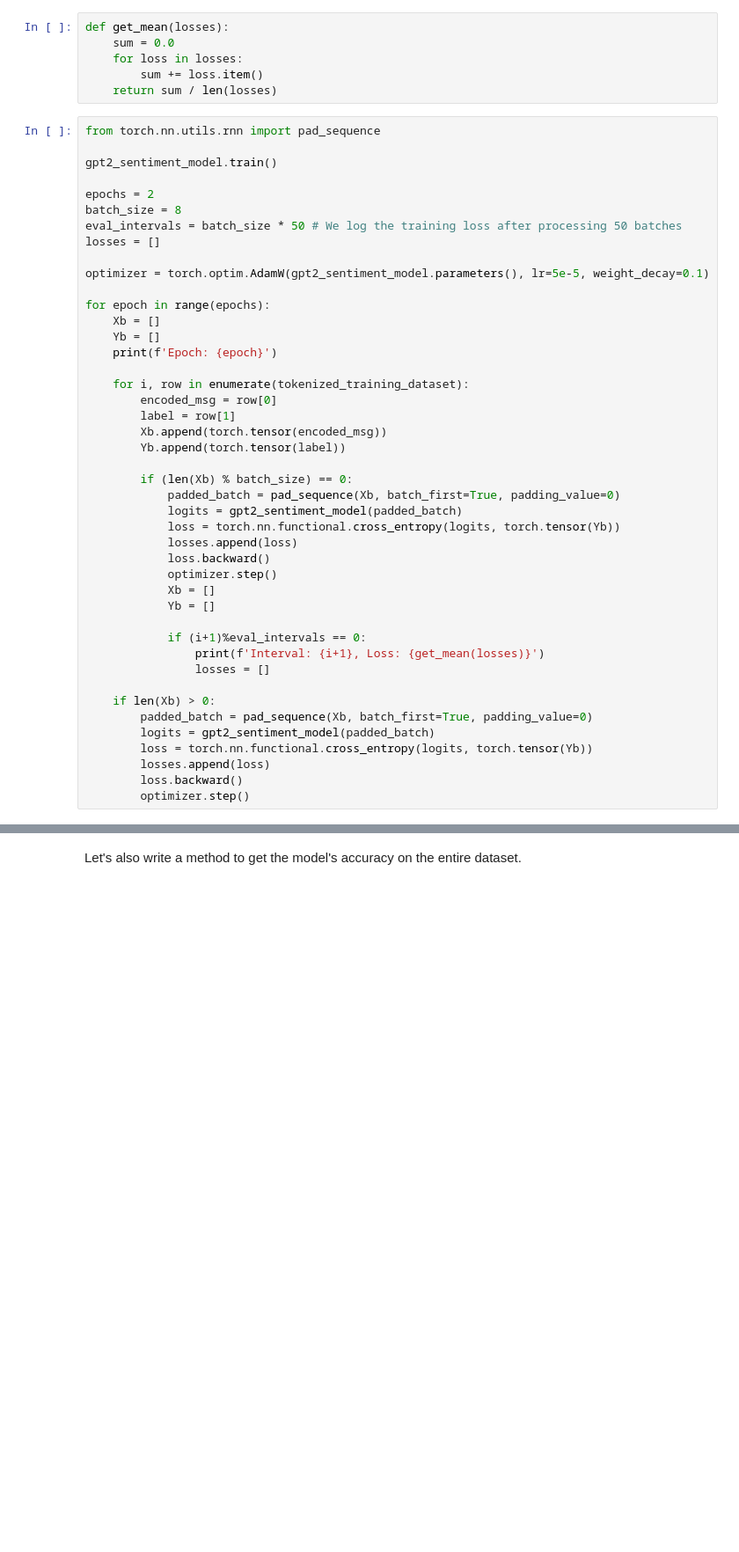
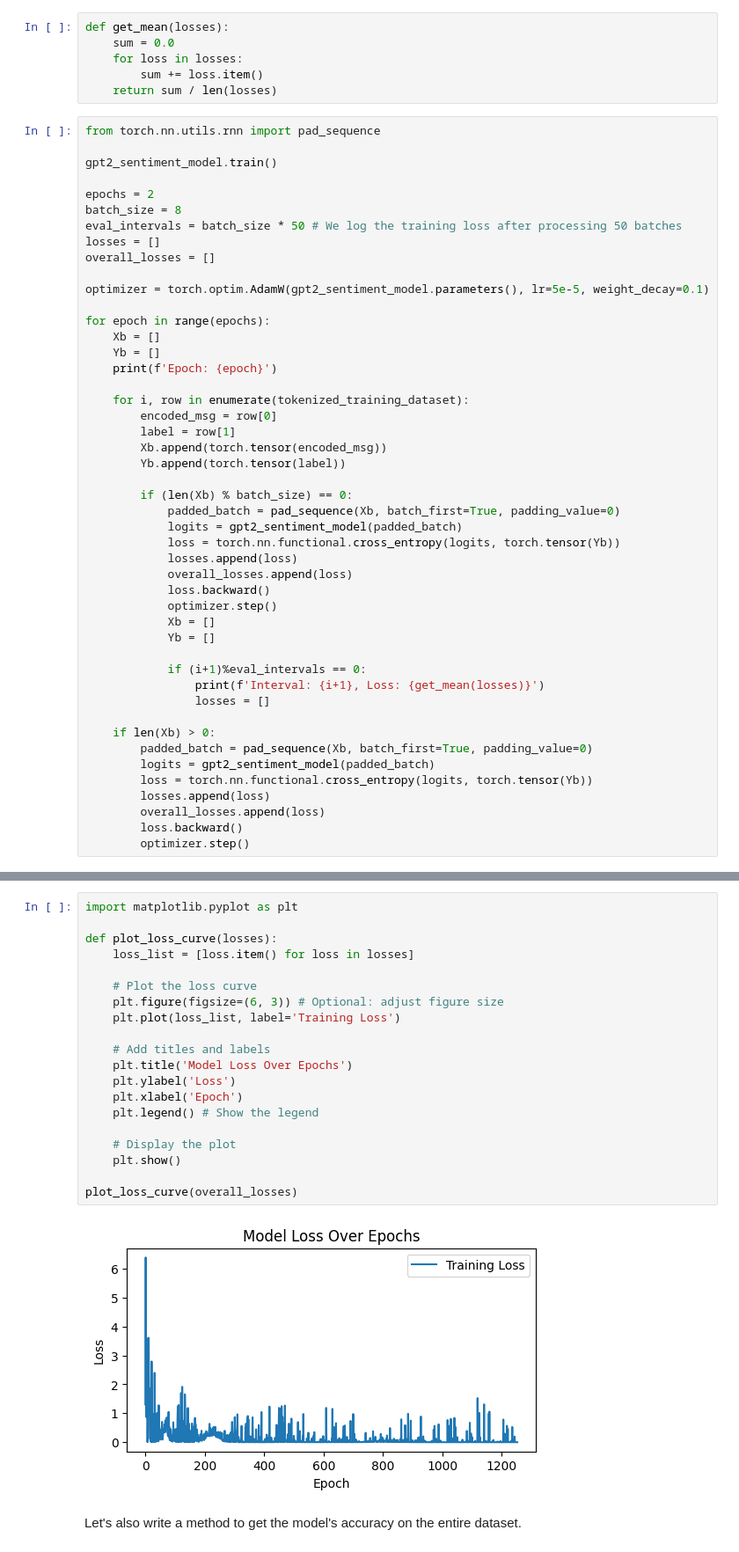
Before and after one commit to SauravP97/llm-finetune, a Jupyter notebook: fine-tune-gpt2-spam-classifier.ipynb, the cells around one changed output, grey strips where cells are left out. Shown at 88% size. Drawn from its saved outputs; the diff is of its cells as text; blank space fills up the shorter version.

```diff
--- a/fine-tune-gpt2-spam-classifier.ipynb
+++ b/fine-tune-gpt2-spam-classifier.ipynb
@@ -243,6 +245,7 @@ epochs = 2
 batch_size = 8
 eval_intervals = batch_size * 50 # We log the training loss after processing 50 batches
 losses = []
+overall_losses = []
 
 optimizer = torch.optim.AdamW(gpt2_sentiment_model.parameters(), lr=5e-5, weight_decay=0.1)
 
@@ -262,6 +265,7 @@ for epoch in range(epochs):
             logits = gpt2_sentiment_model(padded_batch)
             loss = torch.nn.functional.cross_entropy(logits, torch.tensor(Yb))
             losses.append(loss)
+            overall_losses.append(loss)
             loss.backward()
             optimizer.step()
             Xb = []
@@ -276,6 +280,7 @@ for epoch in range(epochs):
         logits = gpt2_sentiment_model(padded_batch)
         loss = torch.nn.functional.cross_entropy(logits, torch.tensor(Yb))
         losses.append(loss)
+        overall_losses.append(loss)
         loss.backward()
         optimizer.step()
 # %% [output]
@@ -299,3 +304,25 @@ Interval: 4800, Loss: 0.04147558988268429
+# %%
+import matplotlib.pyplot as plt
+
+def plot_loss_curve(losses):
+    loss_list = [loss.item() for loss in losses]
+
+    # Plot the loss curve
+    plt.figure(figsize=(6, 3)) # Optional: adjust figure size
+    plt.plot(loss_list, label='Training Loss')
+
+    # Add titles and labels
+    plt.title('Model Loss Over Epochs')
+    plt.ylabel('Loss')
+    plt.xlabel('Epoch')
+    plt.legend() # Show the legend
+
+    # Display the plot
+    plt.show()
+
+plot_loss_curve(overall_losses)
+# %% [output]
+[figure, added]
 # %% [markdown]
 Let's also write a method to get the model's accuracy on the entire dataset.
 # %%
```
Also changed, not shown: parts of 11 cells of this notebook, 1 other file.
